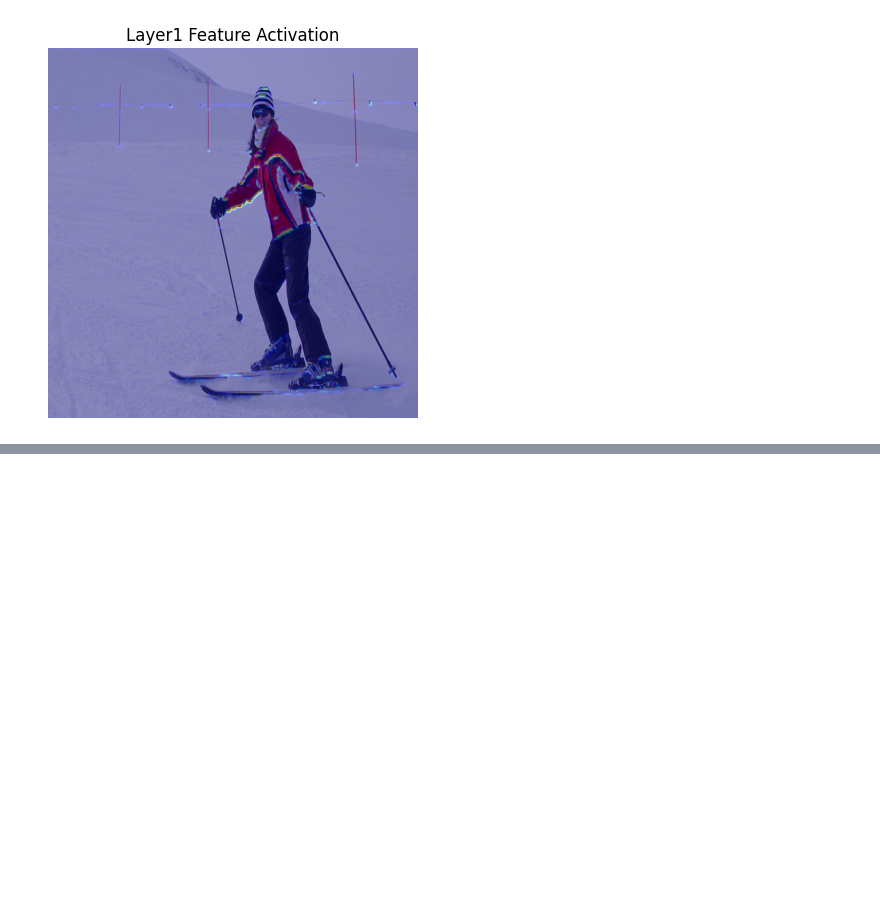
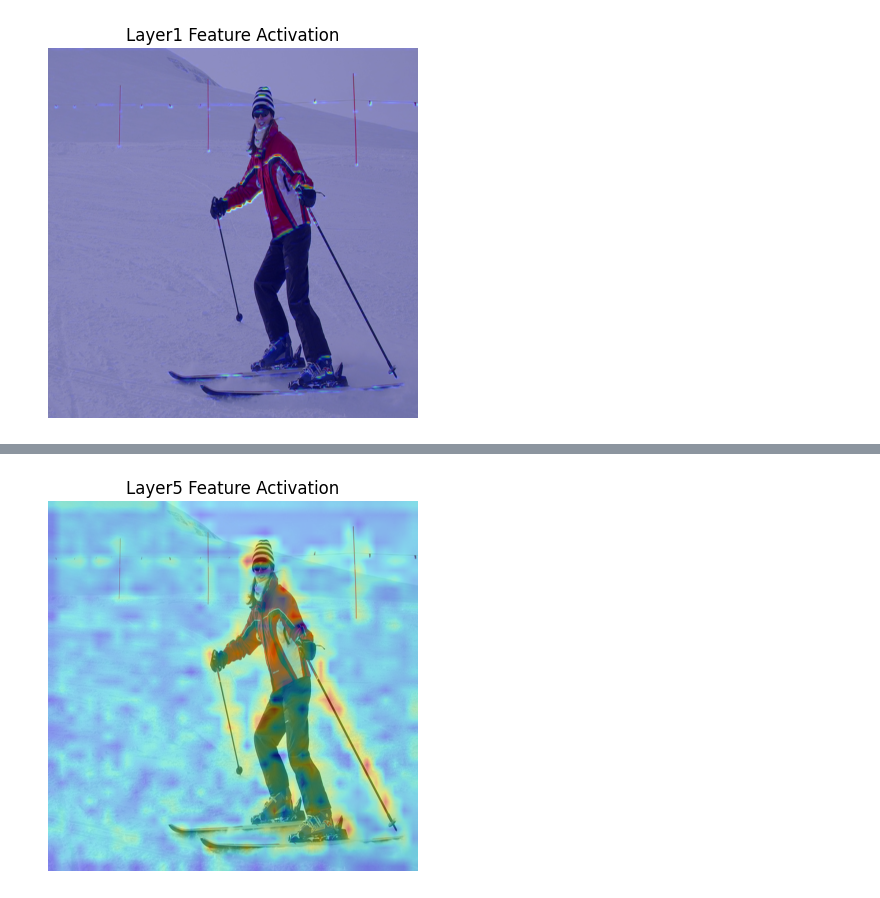
Before and after one commit to SathsaraGeeth/yolo-inference-from-scratch, a Jupyter notebook: inf.ipynb, the cells around one changed output, grey strips where cells are left out. Saved outputs shown, nothing was run; the diff lists cells and outputs as text; code cells hidden in the pictures; blank space fills up the shorter version.

```diff
--- a/inf.ipynb
+++ b/inf.ipynb
@@ -438,0 +818,79 @@ Expected job: downsample, feature extraction, preparing for deeper layers
+# %%
+# [from, number, module, args]
+layer_def = [-1, 1, "Conv", [512, 3, 2, 1]]
+
+from_idx, number, _, args = layer_def
+out_channels, kernel, stride, padding = args
+repeat = max(round(number * depth_multiple), 1)
+scaled_channels = int(out_channels * width_multiple)
+
+print("Layer definition:", layer_def)
+print("From:", from_idx)
+print("Repeat (depth scaled):", repeat)
+print("Kernel:", kernel)
+print("Stride:", stride)
+print("Padding:", padding)
+print("Channels original:", out_channels)
+print("Channels scaled:", scaled_channels)
+
+# ----------------------------
+# Layer5
+# ----------------------------
+job = ""
+layer = 5
+
+# input (already NCHW)
+layer5_in = layer4_out.astype(np.float32)
+
+print(f"\nInput layer: {layer}")
+print(f"Shape: {layer5_in.shape}")
+print(f"Dtype: {layer5_in.dtype}")
+
+# ----------------------------
+# weights
+# ----------------------------
+conv_w   = weights["model_5_conv_weight"].astype(np.float32)
+
+conv_b = None  # YOLO Conv uses bias=False
+
+bn_gamma = weights["model_5_bn_weight"].astype(np.float32)
+bn_beta  = weights["model_5_bn_bias"].astype(np.float32)
+bn_mean  = weights["model_5_bn_running_mean"].astype(np.float32)
+bn_var   = weights["model_5_bn_running_var"].astype(np.float32)
+
+# ----------------------------
+# forward
+# ----------------------------
+layer5_out = ConvBNSiLU(
+    layer5_in,
+    conv_w=conv_w,
+    conv_b=conv_b,
+    bn_w=bn_gamma,
+    bn_b=bn_beta,
+    bn_rm=bn_mean,
+    bn_rv=bn_var,
+    stride=stride,
+    padding=padding
+)
+
+print(f"\nOutput layer: {layer}")
+print(f"Shape: {layer5_out.shape}")
+print(f"Expected channels: {scaled_channels}")
+print(f"Dtype: {layer5_out.dtype}")
+
+print("\nExpected job:", job)
+
+# ----------------------------
+# visualize feature map
+# ----------------------------
+heatmap = layer5_out[0, 0]   # batch 0, channel 0
+
+heatmap = (heatmap - heatmap.min()) / (heatmap.max() - heatmap.min() + 1e-6)
+heatmap = cv2.resize(heatmap, (640,640))
+
+plt.imshow(frame_to_show)
+plt.imshow(heatmap, cmap="jet", alpha=0.4)
+plt.axis("off")
+plt.title("Layer5 Feature Activation")
+plt.show()
+# %% [output]
@@ -438,0 +916 @@ Expected job: downsample, feature extraction, preparing for deeper layers
+[figure, added]
```
Also changed, not shown: parts of 9 cells of this notebook.
